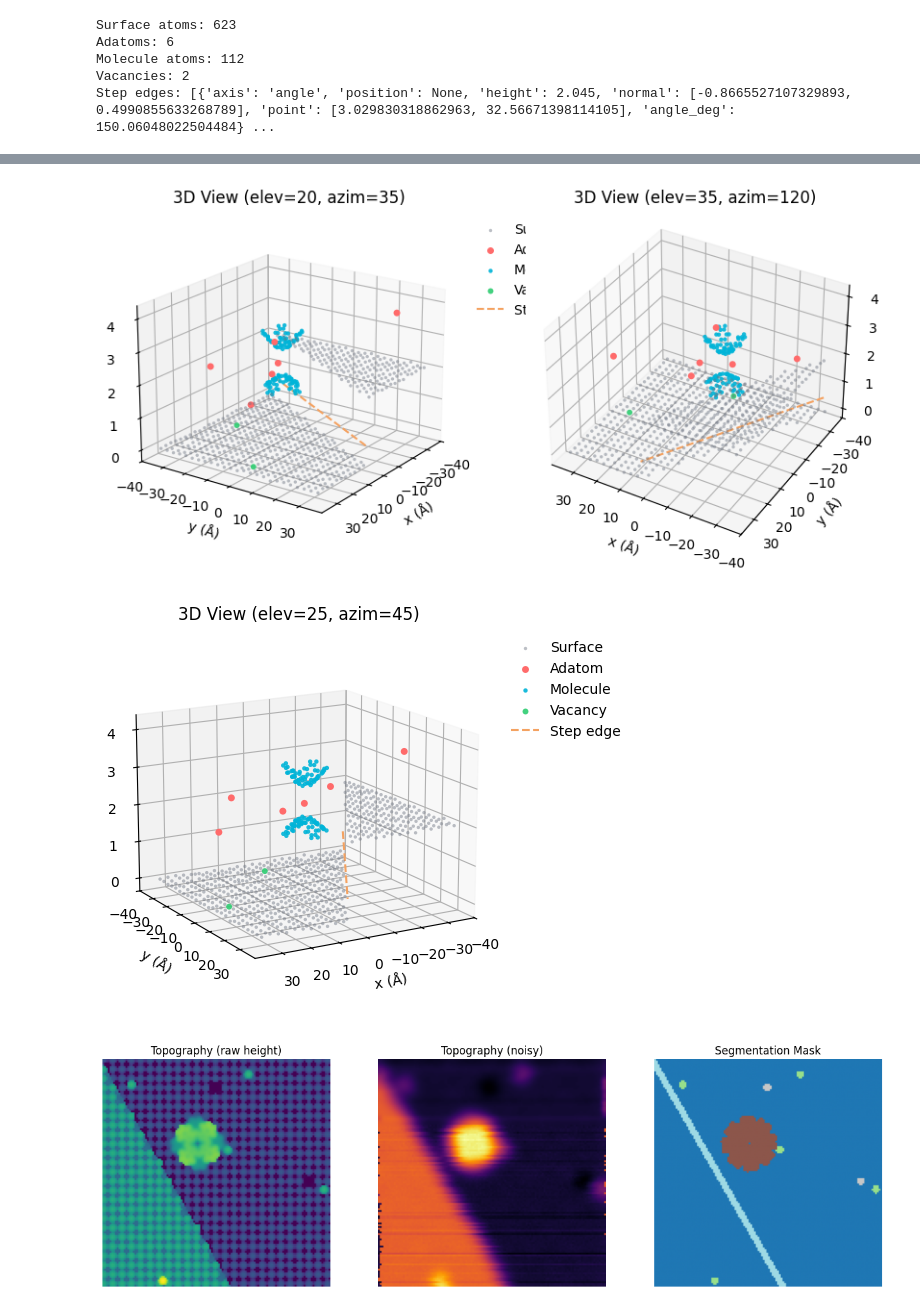
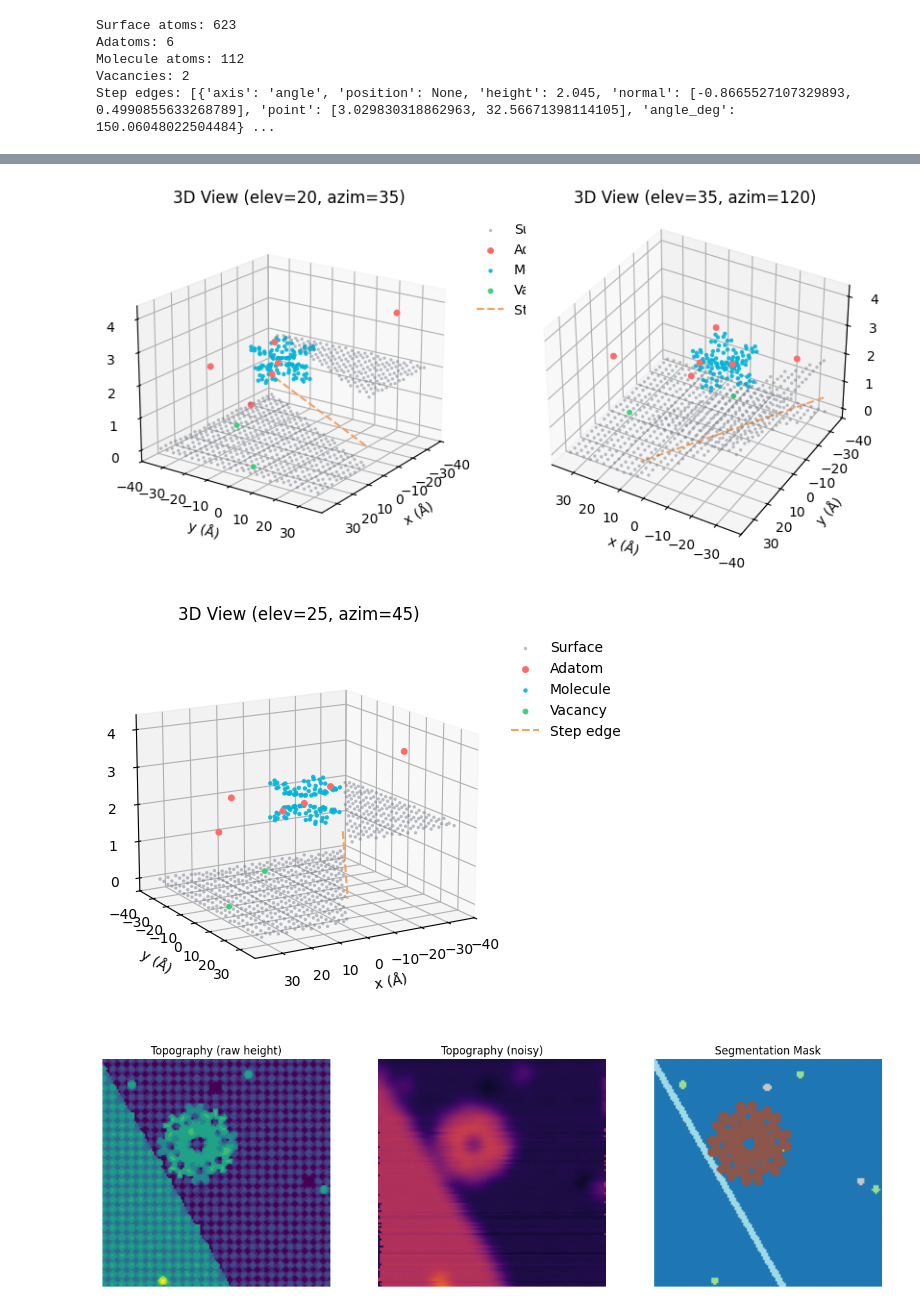
Before and after one commit to atomholic/stm-topography-sim, a Jupyter notebook: notebooks/STM_Simulator_Demo.ipynb, the cells around one changed output, grey strips where cells are left out. Saved outputs shown, nothing was run; the diff lists cells and outputs as text; code cells hidden in the pictures.

Commit message:
Update molecule lattice, masks, and notebooks

```diff
--- a/notebooks/STM_Simulator_Demo.ipynb
+++ b/notebooks/STM_Simulator_Demo.ipynb
@@ -36,8 +36,9 @@ cfg.features.vacancy_count = (2, 4)
 cfg.features.molecule_count = (1, 1)
 # Toggle molecule type: 'FePc' or 'YPc2'
 cfg.features.molecule_name = 'YPc2'
-cfg.noise.tip_sigma = (2.0, 2.0)
-cfg.features.molecule_z_scale = 1/10
+cfg.noise.tip_sigma = (2, 2)
+cfg.features.molecule_z_scale = 0.15
+cfg.features.molecule_xy_scale = 1.6  # e.g., 0.8 to shrink XY
 
 rng = ensure_rng(cfg.seed)
 scene = build_scene_from_config(cfg, rng)
@@ -48,12 +49,27 @@ print('Adatoms:', int((scene.types == 'adatom').sum()))
 print('Molecule atoms:', int((scene.types == 'molecule').sum()))
 print('Vacancies:', scene.vacancies.shape[0])
 print('Step edges:', scene.step_edges)
+
+# Tip / solver settings
+cfg.stm.setpoint_range = (0.05, 0.15)
+cfg.stm.z_margin_low = 0.5
+cfg.stm.z_margin_high = 6.0
 # %% [output]
 Surface atoms: 623
 Adatoms: 6
 Molecule atoms: 112
 Vacancies: 2
 Step edges: [{'axis': 'angle', 'position': None, 'height': 2.045, 'normal': [-0.8665527107329893, 0.4990855633268789], 'point': [3.029830318862963, 32.56671398114105], 'angle_deg': 150.06048022504484} ...
+# %%
+# Speed/quality knobs (?)
+# Lower cutoff and iterations for faster runs; increase for fidelity.
+# Example fast settings:
+# cfg.stm.cutoff = 8.0
+# cfg.stm.solver_iters = 10
+
+# Uncomment to apply:
+cfg.stm.cutoff = 4.0
+cfg.stm.solver_iters = 4
 # %%
 # Scene view (top-down)
 plot_scene_top_view(scene)
@@ -69,8 +85,8 @@ plot_scene_3d(scene, views=[(20, 35), (35, 120)])
 fig, axes = plot_scene_3d(scene, zlim=(-5, 5))
 axes[0].view_init(elev=15, azim=60)
 # %% [output]
-[figure, old version]
+[figure, new version]
-[figure, old version]
+[figure, new version]
 # %%
 # Compute constant-current height (raw) and noisy image
 x, y = grid_from_bbox(base_bbox, cfg.image.pixels)
@@ -85,21 +101,23 @@ ymin, ymax = scene.bbox[1]
 dx = (xmax - xmin) / max(1, nx - 1)
 dy = (ymax - ymin) / max(1, ny - 1)
 image = apply_noise(raw_height, cfg.noise, rng, pixel_size=(dx, dy))
-mask = generate_mask(scene, cfg.image.pixels, cfg.labels, bbox=base_bbox)
+blur_radius = float(np.mean(cfg.noise.tip_sigma))
+mask = generate_mask(scene, cfg.image.pixels, cfg.labels, bbox=base_bbox, blur_radius=blur_radius)
 # %%
 fig, axes = plt.subplots(1, 3, figsize=(13, 4))
-axes[0].imshow(raw_height, cmap='viridis')
+vmin, vmax = float(raw_height.min()), float(raw_height.max())
+axes[0].imshow(raw_height, cmap='viridis', vmin=vmin, vmax=vmax)
 axes[0].set_title('Topography (raw height)')
 axes[0].axis('off')
 
-axes[1].imshow(image, cmap='inferno')
+axes[1].imshow(image, cmap='inferno', vmin=vmin, vmax=vmax)
 axes[1].set_title('Topography (noisy)')
 axes[1].axis('off')
 
 axes[2].imshow(mask, cmap='tab20')
 axes[2].set_title('Segmentation Mask')
 axes[2].axis('off')
 
 plt.tight_layout()
 # %% [output]
-[figure, old version]
+[figure, new version]
```
Also changed, not shown: parts of 1 cell of this notebook, 8 other files.
